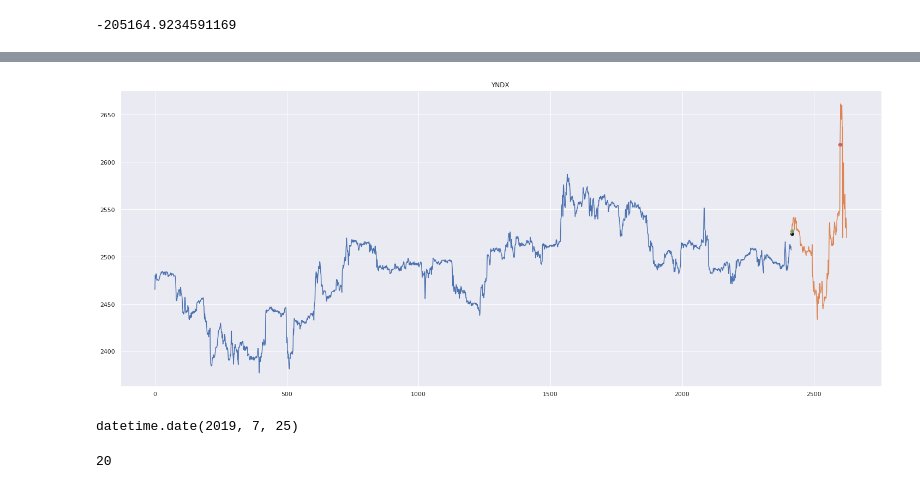
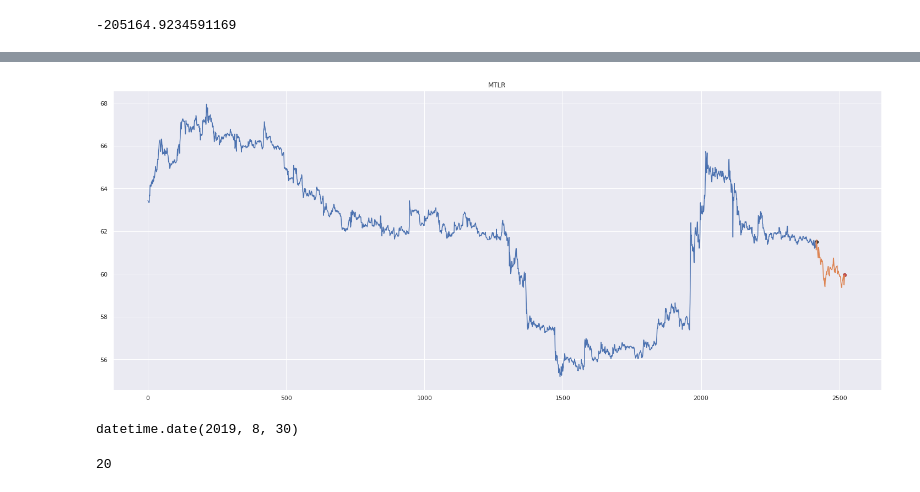
Before and after one commit to ajmal017/finance-4, a Jupyter notebook: train.ipynb, the cells around one changed output, grey strips where cells are left out. Drawn from its saved outputs; the diff is of its cells as text; code cells hidden in the pictures.

```diff
--- a/train.ipynb
+++ b/train.ipynb
@@ -229,10 +128,0 @@ array([ 0.00462907, -0.00096876,  0.00631068,  0.00810745,  0.01825168,
-# %%
-y_train_profit = calc_target(y_train_series, single_profit_2)
-y_val_profit = calc_target(y_val_series, single_profit_2)
-
-
-y_train = calc_target(y_train_series, single_target_5) > 0.01
-y_val = calc_target(y_val_series, single_target_5) > 0.01
-
-lgb = lgbm.sklearn.LGBMClassifier()
-lgb.fit(X_train.drop(['corn_date', 'ticker'], axis=1), y_train)
@@ -336,0 +129,3 @@ len(top_idxs)#, len(top_idxs_2), len(top_idxs_3)
+# %%
+top_idxs = np.where(pred_proba > 0.5)[0]
+len(top_idxs)
@@ -342,14 +139,11 @@ y_val.mean(), y_val[top_idxs].mean()
 y_val.mean(), y_val[top_idxs].mean()
 # %% [output]
 (0.14666666666666667, 0.5625)
-# %%
-y_train_profit = calc_target(y_train_series, single_profit_2)
-y_val_profit = calc_target(y_val_series, single_profit_2)
 # %%
 X_val['profit'] = y_val_profit
 day_cnt_df = X_val.loc[top_idxs].groupby('corn_date').size().reset_index().rename({0:'cnt_per_day'}, axis=1)
 X_val = pd.merge(X_val, day_cnt_df, on='corn_date', how='left')
-X_val['volume'] = 2000000 / X_val['cnt_per_day']
+X_val['volume'] = 2500000 / X_val['cnt_per_day']
 X_val['profit_abs'] = X_val['volume'] * X_val['profit']
 del X_val['cnt_per_day']
 del X_val['volume']
@@ -414,34 +200,34 @@ X_day
 # %%
-idx = 418
+idx = 375
 #for idx in top_idxs:
 corn_date = X_val.loc[idx]['corn_date']
 ticker = X_val.loc[idx]['ticker']
 
 df = ticker2df[ticker]
 month_series = df_between(df, corn_date - timedelta(days=31), corn_date)['<OPEN>'].values
 target_series = df_between(df, corn_date, corn_date + timedelta(days=3))['<OPEN>'].values
 
 
 plt.figure(figsize=(25,10))
 plt.title(ticker)
 plt.plot(range(len(month_series)), month_series)
 plt.plot(range(len(month_series), len(month_series) + len(target_series)), target_series)
 
 buy_idx, sell_idx = single_profit_2(np.array([0] + list(target_series)), return_idxs=True)
 plt.scatter(len(month_series) + 1, target_series[0], color='k')
 plt.scatter(len(month_series) + buy_idx - 1, target_series[buy_idx - 1], color='g')
 plt.scatter(len(month_series) + sell_idx - 1, target_series[sell_idx - 1], color='r')
 
 #plt.plot(range(len(month_series), len(month_series) + len(target_series)), y_val_series[84][-8], color='r')
 
 
 
 
 plt.show()
 corn_date
 # %% [output]
-[figure, old version]
+[figure, new version]
-datetime.date(2019, 7, 25)
+datetime.date(2019, 8, 30)
 # %%
 int(datetime.now().strftime('%H'))
 # %% [output]
```
Also changed, not shown: parts of 65 cells of this notebook, 1 other file.
